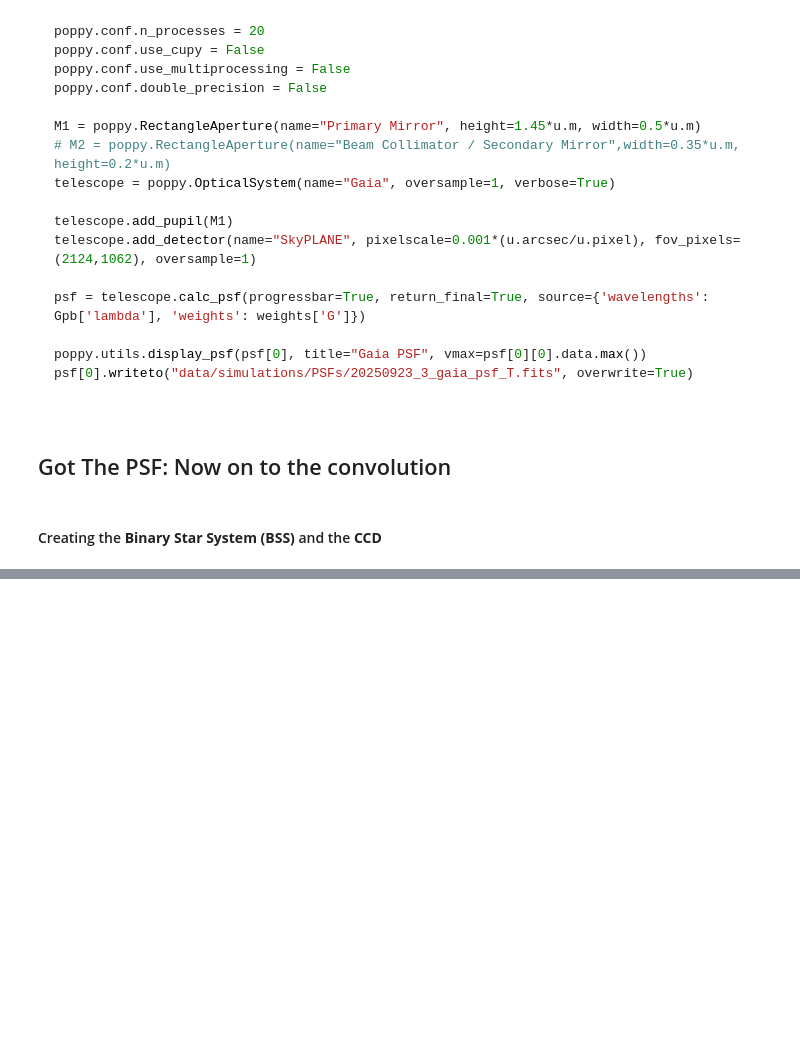
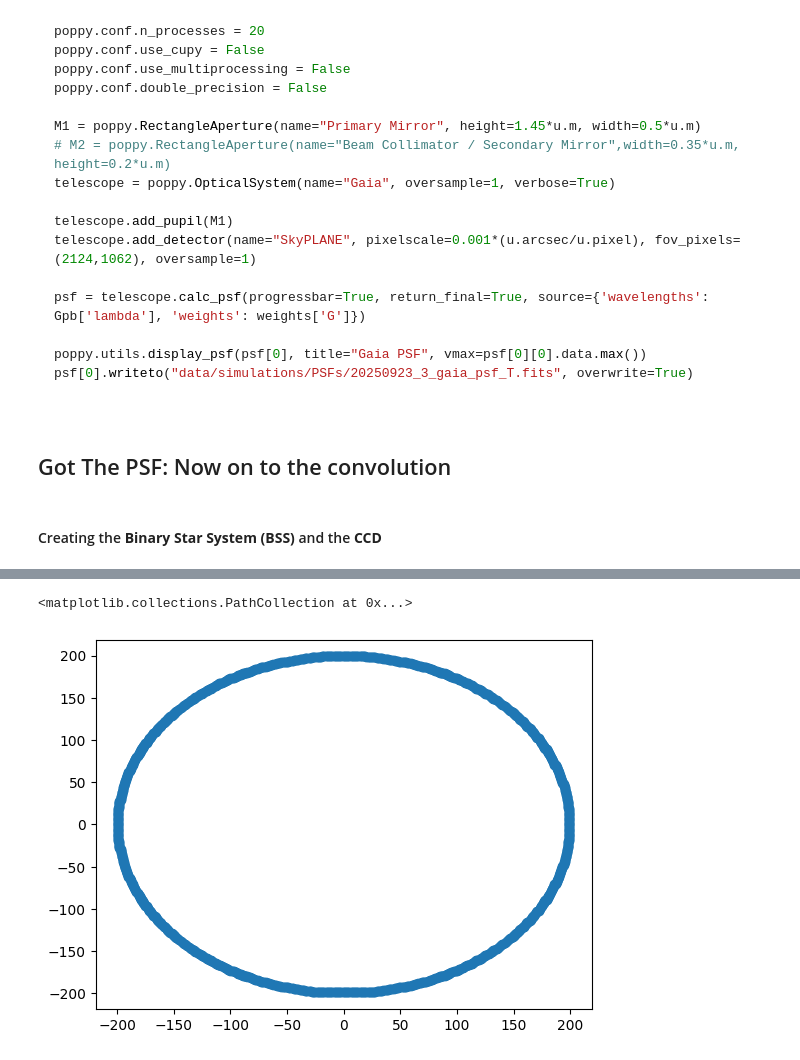
Before and after one commit to pietroferraiuolo/BINCAT, a Jupyter notebook: 01-psf-simulation.ipynb, the cells around one changed output, grey strips where cells are left out. Drawn from its saved outputs; the diff is of its cells as text; code cells hidden in the pictures; blank space fills up the shorter version.

```diff
--- a/01-psf-simulation.ipynb
+++ b/01-psf-simulation.ipynb
@@ -86,3 +130,17 @@ px,py = ccd._computeXandYpsf(finview)
+# %%
+x = []
+y = []
+for i,j in bs.coordinates():
+    x.append(i)
+    y.append(j)
+
+x = xp.np.array(x)
+y = xp.np.array(y)
+# %%
+plt.scatter(x-bs._base_map.shape[0]//2,y-bs._base_map.shape[1]//2)
+# %% [output]
+<matplotlib.collections.PathCollection at 0x...>
+[figure, added]
 # %%
 from main import main
 
```
Also changed, not shown: parts of 8 cells of this notebook, 4 other files.
